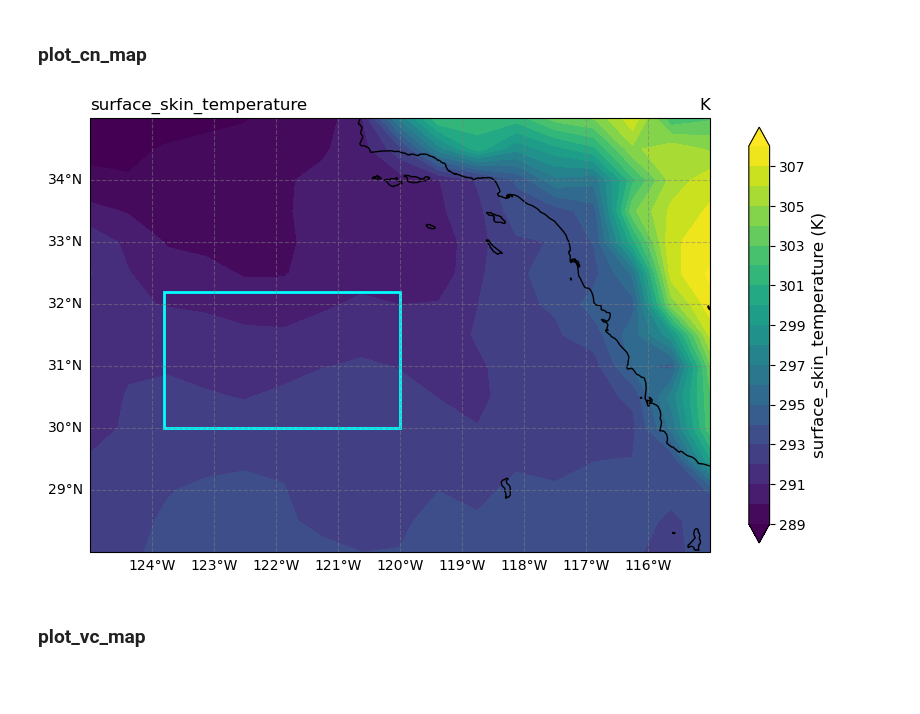
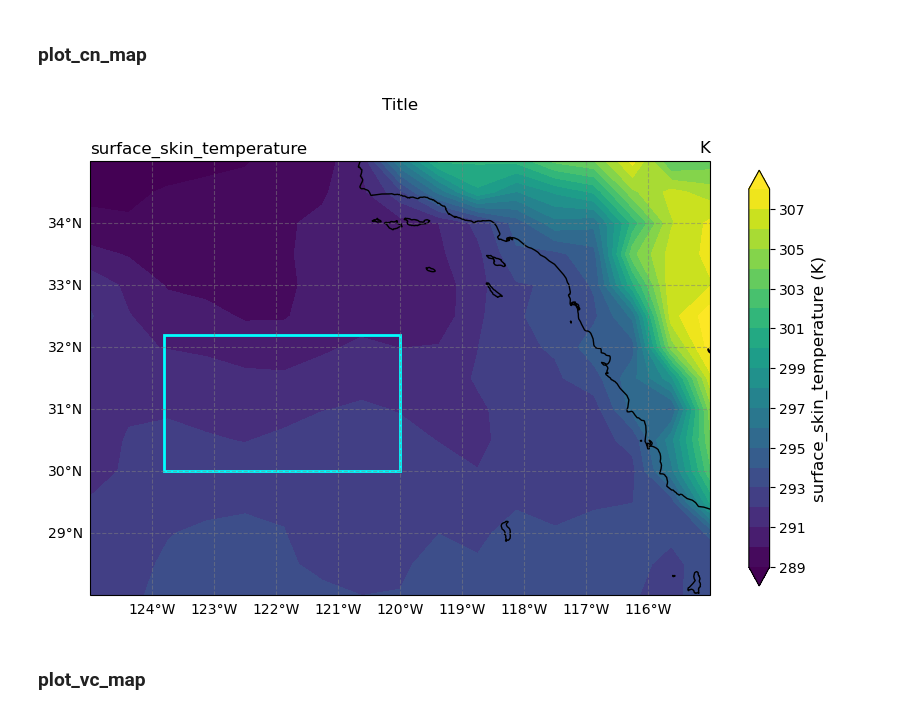
Before and after one commit to yihsuanchen/python, a Jupyter notebook: yhc_module_and_notes/template-cn_map_vc.ipynb, the cells around one changed output. Cells and saved outputs as stored; diff of their text form; code cells hidden in the pictures; blank space fills up the shorter version.

```diff
--- a/yhc_module_and_notes/template-cn_map_vc.ipynb
+++ b/yhc_module_and_notes/template-cn_map_vc.ipynb
@@ -139,6 +160,13 @@ def ax_def_cn_map (ax,
     fontsize=12
     ax.set_title(dict_cn_attrs['name'], loc='left', fontsize=fontsize)
     ax.set_title(dict_cn_attrs['units'], loc='right', fontsize=fontsize)
+
+    #--- set lat/lon range
+    lon_min=-125 ; lon_max=-115  # even lon is in degrees_east (0-360), lon_min/lon_max still in degrees_west
+                                 # i.s. lon_min=-125 rather than 235.
+    lat_min=28,  ; lat_max=35.   #
+    #ax.set_xlim(-125,-115)
+    #ax.set_ylim(28,35)
 # %% [markdown]
 ### set_dict_cn_attrs
 # %%
@@ -260,6 +288,7 @@ def plot_cn_map(ax, map_projection,
                 var, varname,
                 do_set_cn_attrs = True,
                 lb_orientation='vertical', lb_shrink=0.9, lb_fontsize=12,
+                title="Title",
                ):
 
     """
@@ -315,35 +344,43 @@ def plot_cn_map(ax, map_projection,
     #--- set cn_map attributes
     ax_def_cn_map(ax, map_projection, dict_cn_attrs=dict_cn_attrs)
 
     #--- plot the colorbar
     cbar = plt.colorbar(cn_map_region, ax=ax, orientation=lb_orientation, shrink=lb_shrink) #, label=dict_cn_attrs['label'])
     #cbar.ax.tick_params(axis='both', which='major', labelsize=5)
     cbar.set_label(label=dict_cn_attrs['label'], fontsize=lb_fontsize)
 
     #-------------
     # plot DYCOMS region
     #-------------
     plot_box(ax)
 
+    #------------
+    # set title
+    #------------
+    ax.set_title(title, y=1.1)
+
 #-----------
 # do_test
 #-----------
 
 do_test=True
 #do_test=False
 
 if (do_test):
     map_projection = ccrs.PlateCarree(central_longitude=0)
     fig, ax = plt.subplots(figsize=(10, 6), subplot_kw={'projection': map_projection})
 
     da = read_data()
     varname = "TS"
-    var_2d = select_var(da, varname)
+
+    var_2d = select_var(da.get(varname))
     do_set_cn_attrs = False
 
+    #print(var_2d)
+
     plot_cn_map(ax, map_projection, var_2d, varname, do_set_cn_attrs=do_set_cn_attrs)
 # %% [output]
-[figure, old version]
+[figure, new version]
 # %% [markdown]
 ### plot_vc_map
 # %%
```
Also changed, not shown: parts of 7 cells of this notebook.
